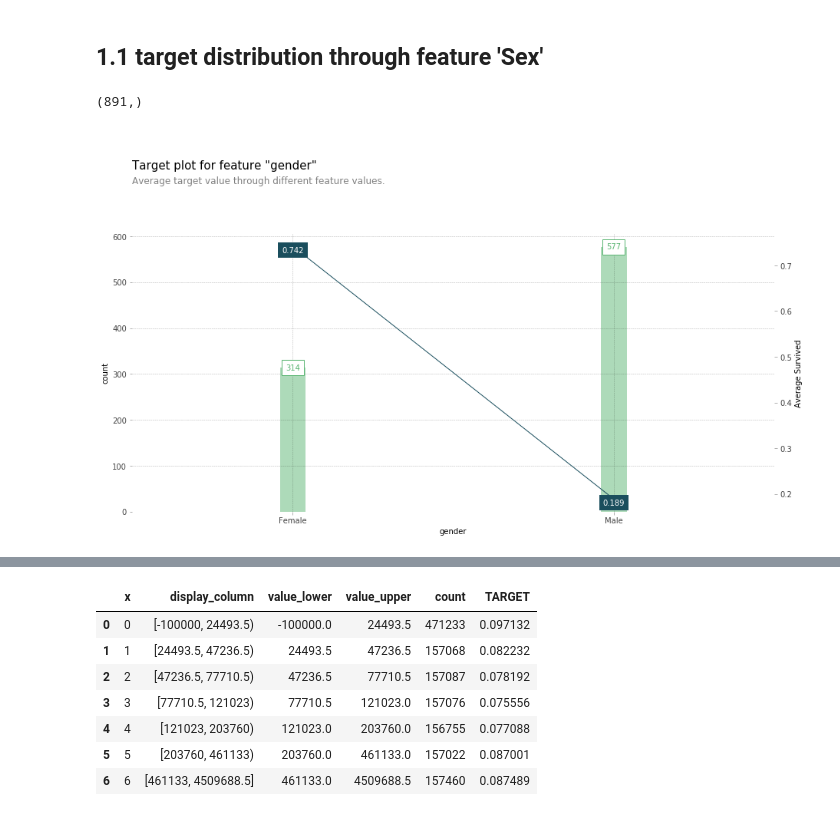
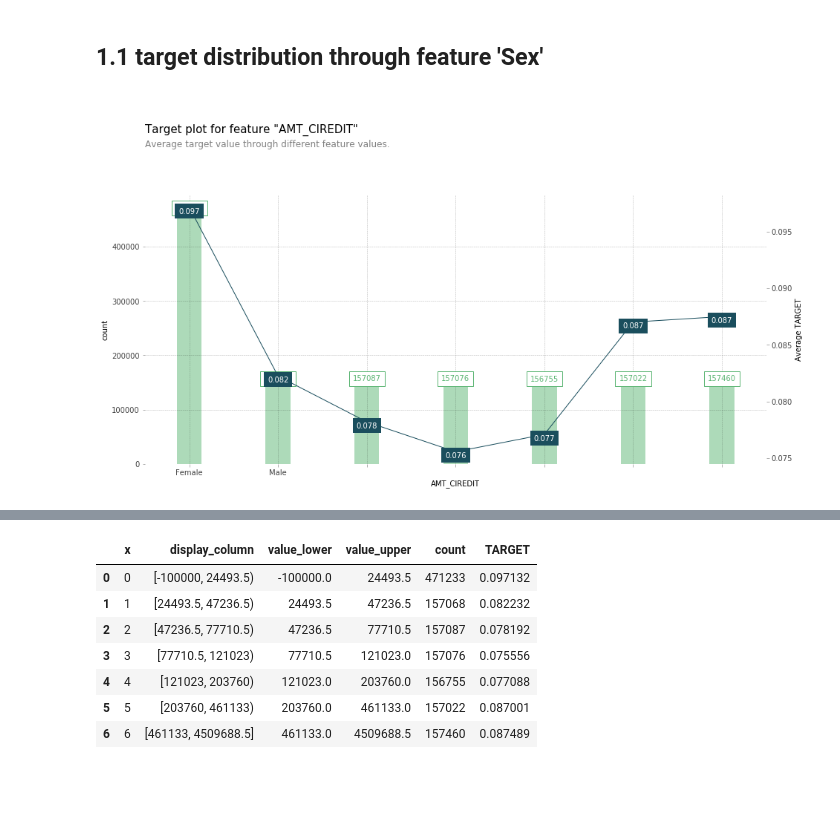
Before and after one commit to yryrgogo/Home-Credit-Default-Risk-79place, a Jupyter notebook: py/pdpbox_binary_classification.ipynb, the cells around one changed output, grey strips where cells are left out. Saved outputs shown, nothing was run; the diff lists cells and outputs as text; code cells hidden in the pictures; blank space fills up the shorter version.

```diff
--- a/py/pdpbox_binary_classification.ipynb
+++ b/py/pdpbox_binary_classification.ipynb
@@ -29,0 +30,24 @@ test_titanic = get_dataset.titanic()
+# %%
+import glob
+key = 'SK_ID_CURR'
+target = 'TARGET'
+ignore_list = [key, 'SK_ID_BUREAU', 'SK_ID_PREV', target]
+
+win_path = '../features/4_winner/*'
+win_path_list = glob.glob(win_path)
+train_path_list = []
+test_path_list = []
+for path in win_path_list:
+    if path.count('train'):
+        train_path_list.append(path)
+    elif path.count('test'):
+        test_path_list.append(path)
+
+train_feature_list = utils.pararell_load_data(path_list=train_path_list, delimiter='gz')
+test_feature_list = utils.pararell_load_data(path_list=test_path_list, delimiter='gz')
+train = pd.concat(train_feature_list, axis=1)
+test = pd.concat(test_feature_list, axis=1)
+
+train.set_index(key, inplace=True)
+test.set_index(key, inplace=True)
+use_cols = [col for col in train.columns if col not in ignore_list]
@@ -39,12 +63,2 @@ list
 # %% [markdown]
 # get dataset and model
-# %%
-#========================================================================
-# Global Variable
-from info_home_credit import hcdr_key_cols
-key, target, ignore_list = hcdr_key_cols()
-#========================================================================
-
-prev = utils.read_df_pkl(path='../input/clean_prev*.p')
-base_app = utils.read_df_pkl(path='../input/base_app*')
-prev = prev.merge(base_app, on=key, how='inner')
@@ -84,14 +66,10 @@ amt_interest_goods = prev['AMT_INTEREST_GOODS']
 # 1. Binary feature: Sex
 # %% [markdown]
 ## 1.1 target distribution through feature 'Sex'
-# %%
-titanic_data[titanic_target].shape
-# %% [output]
-(891,)
 # %%
 fig, axes, summary_df = info_plots.target_plot(
-    df=titanic_data, feature='Sex', feature_name='gender', target=titanic_target
+    df=train.fillna(-100000), feature='AMT_CREDIT', feature_name='AMT_CIREDIT', target=target
 )
 _ = axes['bar_ax'].set_xticklabels(['Female', 'Male'])
 # %% [output]
-[figure, old version]
+[figure, new version]
```
Also changed, not shown: parts of 14 cells of this notebook.
